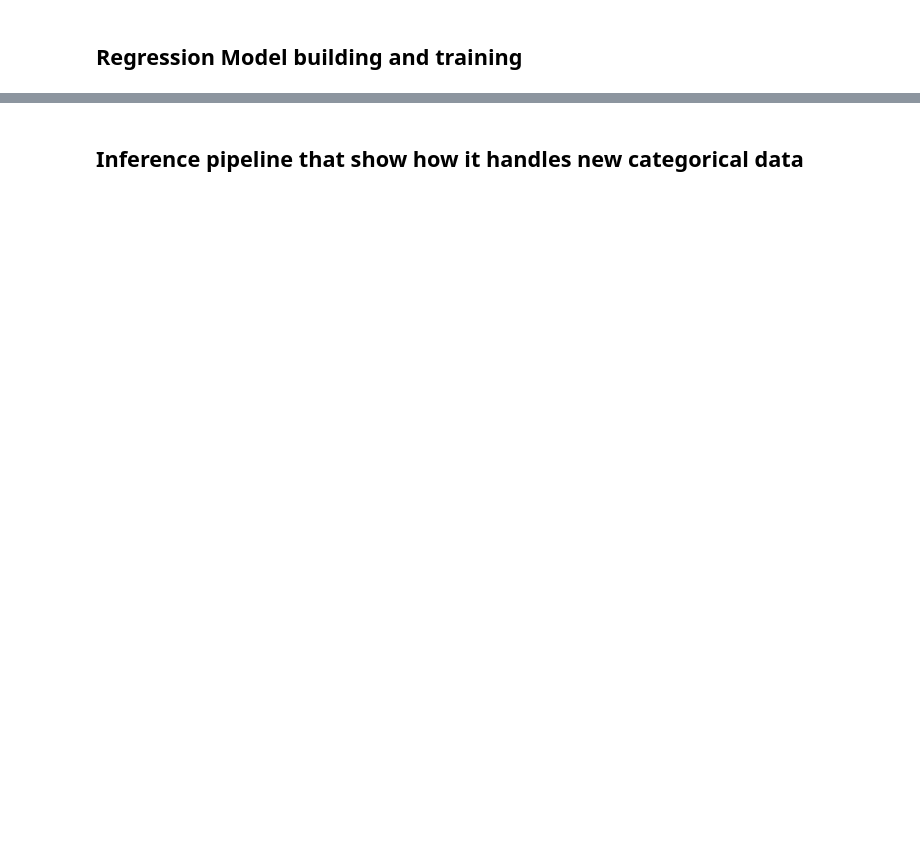
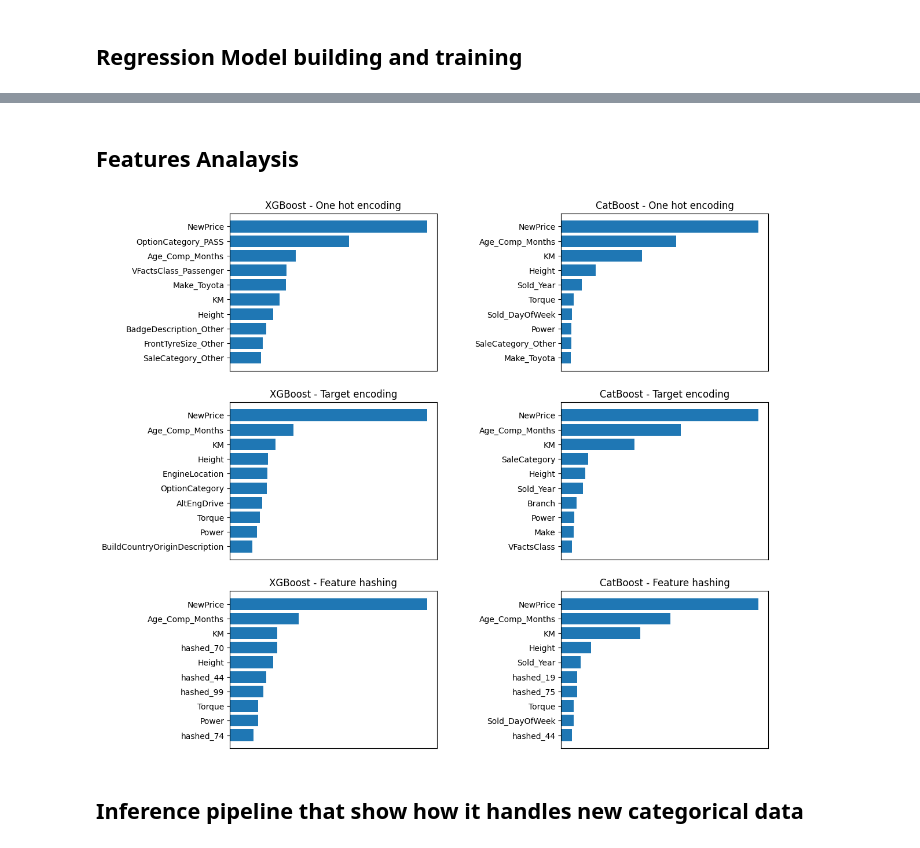
Before and after one commit to xinjue37/Vechicle_Sales_Price_Prediction, a Jupyter notebook: main.ipynb, the cells around one changed output, grey strips where cells are left out. Cells and saved outputs as stored; diff of their text form; code cells hidden in the pictures; blank space fills up the shorter version.

```diff
--- a/main.ipynb
+++ b/main.ipynb
@@ -552,7 +797,7 @@ Total number of X_test_FH_encoded.columns == X_train_FH_encoded.columns: 1063
 ## Regression Model building and training
 # %%
 # Hyperparameter tuning
-n_iter = 1
+n_iter = 10
 param_distributions = {
     'HistGradientBoosting': {
         'model': HistGradientBoostingRegressor(random_state=0),
@@ -734,3 +982,46 @@ display(styled_df)
+# %% [markdown]
+## Features Analaysis
+# %%
+import numpy as np
+import matplotlib.pyplot as plt
+from joblib import load
+
+def plot_importance(ax, values, title, features_name, num_values_shown=10):
+    sorted_idx = np.argsort(values)
+    values_to_plot = np.array(values)[sorted_idx][-num_values_shown:]
+    labels_to_plot = features_name[sorted_idx][-num_values_shown:]
+
+    ax.barh(range(num_values_shown), values_to_plot)
+    ax.set_xticks([])
+    ax.set_yticks(range(num_values_shown))
+    ax.set_yticklabels(labels_to_plot)
+    ax.set_title(title)
+
+fig, ax = plt.subplots(nrows=3, ncols=2, figsize=(12, 12))
+fig.subplots_adjust(wspace=0.6)
+# fig.tight_layout(pad=5.0)
+
+for i, (save_dir, x_train, x_test) in enumerate([
+    ('models/One_hot_encoding', X_train_OH_encoded, X_test_OH_encoded),
+    ('models/Target_encoding', X_train_T_encoded, X_test_T_encoded),
+    ('models/Feature_hashing', X_train_FH_encoded, X_test_FH_encoded)]):
+
+    encoding_name = save_dir.split('/')[-1].replace('_', ' ')
+    features_name = x_train.columns
+
+    # XGBoost
+    XGBoost_model = load(f'{save_dir}/XGBoost_best_model.pkl')
+    xgb_importance = XGBoost_model.feature_importances_
+    plot_importance(ax[i, 0], xgb_importance, f'XGBoost - {encoding_name}', features_name)
+
+    # CatBoost
+    CatBoost_model = load(f'{save_dir}/CatBoost_best_model.pkl')
+    cat_importance = CatBoost_model.get_feature_importance()
+    plot_importance(ax[i, 1], cat_importance, f'CatBoost - {encoding_name}', features_name)
+
+plt.show()
+# %% [output]
+[figure, added]
 # %% [markdown]
 ## Inference pipeline that show how it handles new categorical data
 # %%
```
Also changed, not shown: parts of 13 cells of this notebook, 3 other files.
